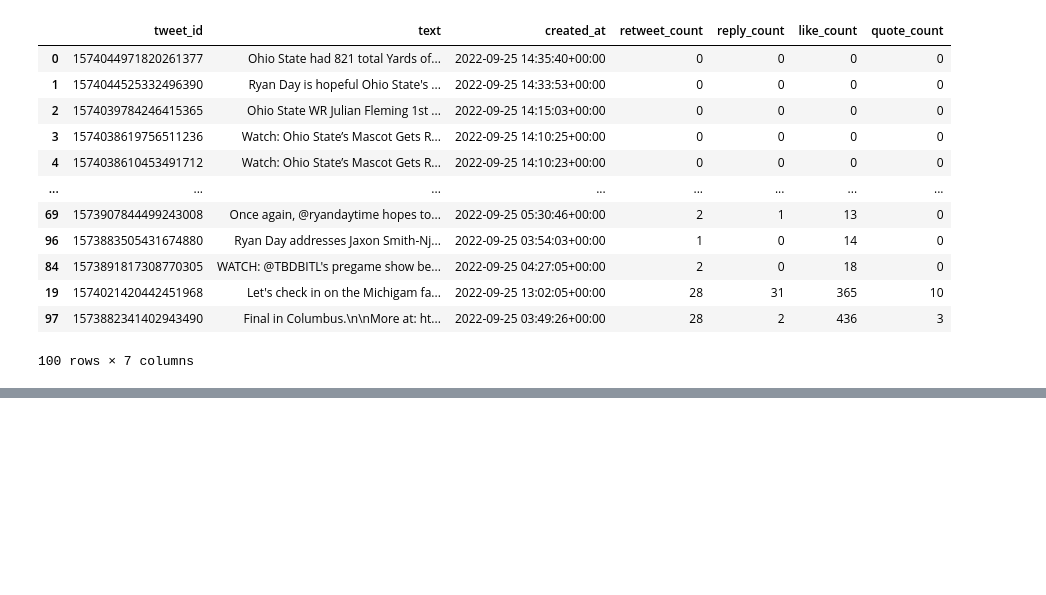
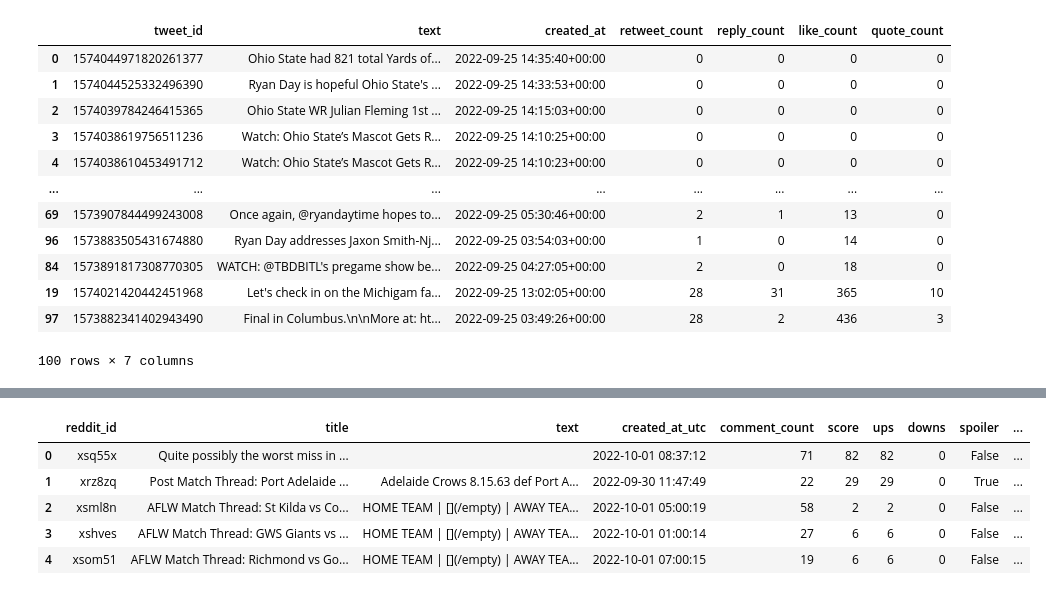
Before and after one commit to SumYg/FYP-Sentiment-Analysis-System, a Jupyter notebook: Untitled.ipynb, the cells around one changed output, grey strips where cells are left out. Cells and saved outputs as stored; diff of their text form; code cells hidden in the pictures; blank space fills up the shorter version.

Commit message:
Checking data

```diff
--- a/Untitled.ipynb
+++ b/Untitled.ipynb
@@ -81,0 +108,4 @@ df1.sort_values(['like_count', 'retweet_count'])
+# %%
+target = []
+for d in filter(lambda d: 'T' in d, glob('data/*')):
+    target.extend(glob(d+"/*.csv"))
@@ -81,0 +114,9 @@ df1.sort_values(['like_count', 'retweet_count'])
+# %%
+def get_file(col):
+    tweets_files = []
+    for d in filter(lambda d: 'T' in d, glob('data/*')):
+        for f in glob(d+"/*.csv"):
+            print(f)
+            csv = pd.read_csv(f)
+            tweets_files.extend(d+'/'+csv[col])
+    return tweets_files
@@ -81,0 +141,3 @@ df1.sort_values(['like_count', 'retweet_count'])
+# %%
+reddit_sub_files = get_file('Reddit Submissions File')
+len(reddit_sub_files)
@@ -81,0 +216,11 @@ df1.sort_values(['like_count', 'retweet_count'])
+# %%
+reddit_subm_df = dd.read_parquet(reddit_sub_files)
+# %%
+reddit_subm_df.head()
+# %% [output]
+|  | reddit_id | title | text | created_at_utc | comment_count | score | ups | downs | spoiler | ... |
+| 0 | xsq55x | Quite possibly the worst miss in ... |  | 2022-10-01 08:37:12 | 71 | 82 | 82 | 0 | False | ... |
+| 1 | xrz8zq | Post Match Thread: Port Adelaide ... | Adelaide Crows 8.15.63 def Port A... | 2022-09-30 11:47:49 | 22 | 29 | 29 | 0 | True | ... |
+| 2 | xsml8n | AFLW Match Thread: St Kilda vs Co... | HOME TEAM | [](/empty) | AWAY TEA... | 2022-10-01 05:00:19 | 58 | 2 | 2 | 0 | False | ... |
+| 3 | xshves | AFLW Match Thread: GWS Giants vs ... | HOME TEAM | [](/empty) | AWAY TEA... | 2022-10-01 01:00:14 | 27 | 6 | 6 | 0 | False | ... |
+| 4 | xsom51 | AFLW Match Thread: Richmond vs Go... | HOME TEAM | [](/empty) | AWAY TEA... | 2022-10-01 07:00:15 | 19 | 6 | 6 | 0 | False | ... |
```
Also changed, not shown: parts of 23 cells of this notebook.
